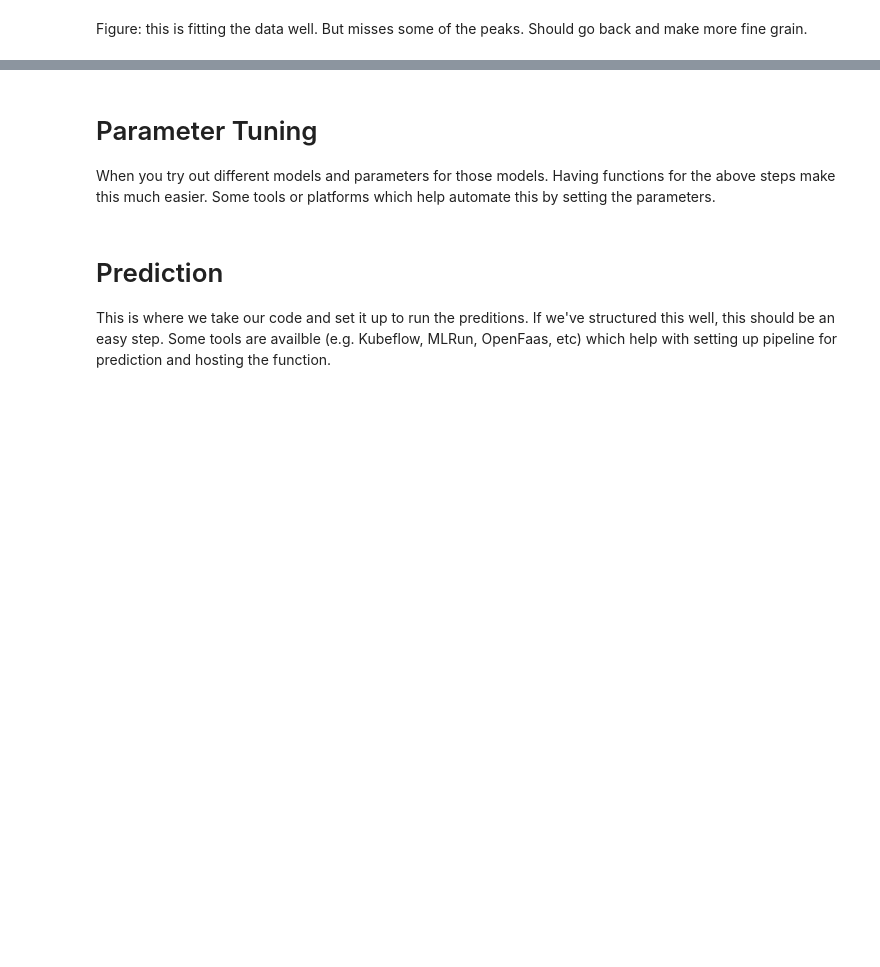
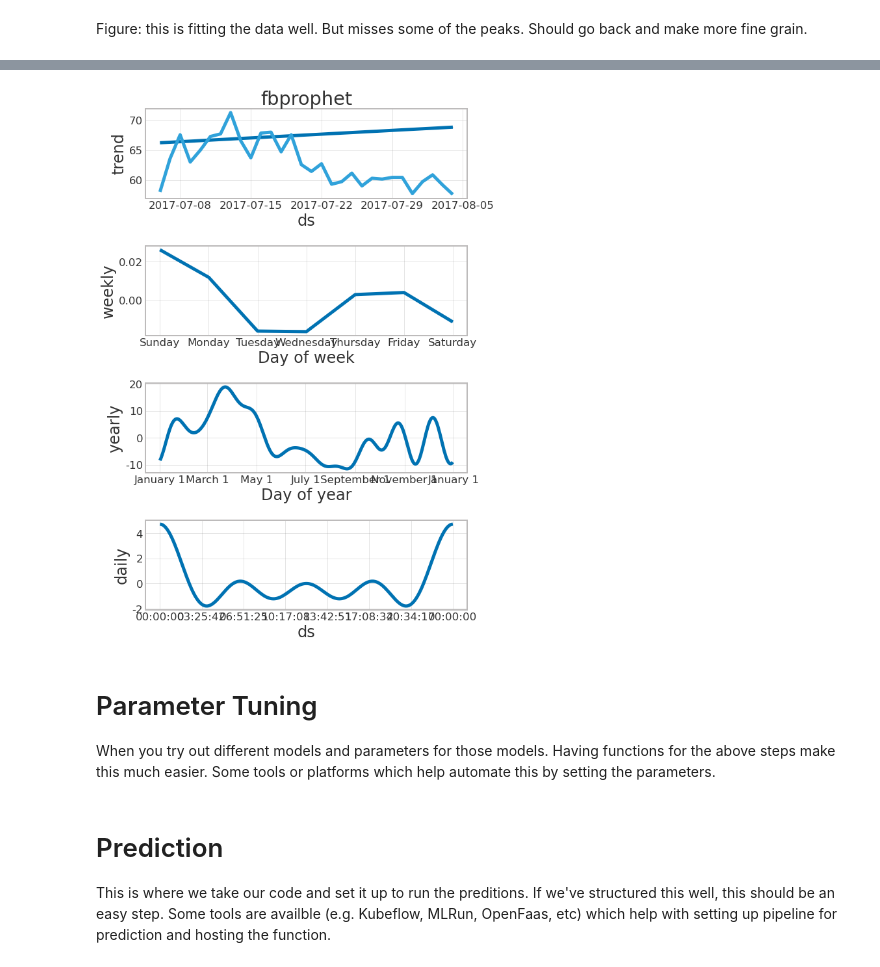
Before and after one commit to earthastronaut/the_crystal_ball, a Jupyter notebook: notebook/the_crystal_ball.ipynb, the cells around one changed output, grey strips where cells are left out. Cells and saved outputs as stored; diff of their text form; code cells hidden in the pictures; blank space fills up the shorter version.

```diff
--- a/notebook/the_crystal_ball.ipynb
+++ b/notebook/the_crystal_ball.ipynb
@@ -294,3 +308,8 @@ hello
+# %%
+figure = the_crystal_ball.visualization.figure_evaluation_components(**training_results)
+None
+# %% [output]
+[figure, added]
 # %% [markdown]
 # Parameter Tuning
 
```
Also changed, not shown: parts of 14 cells of this notebook.
